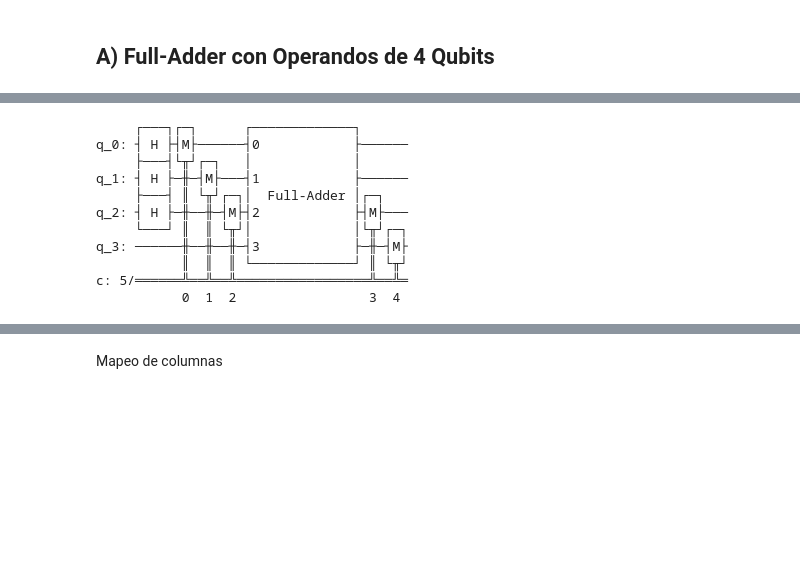
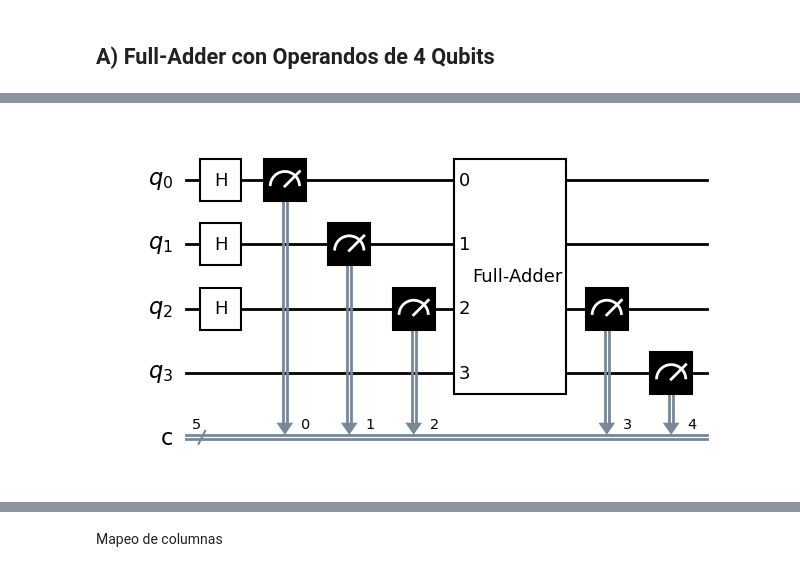
Before and after one commit to iroumec/Quantum-Computing, a Jupyter notebook: segunda_entrega.ipynb, the cells around one changed output, grey strips where cells are left out. Cells and saved outputs as stored; diff of their text form; code cells hidden in the pictures; blank space fills up the shorter version.

```diff
--- a/segunda_entrega.ipynb
+++ b/segunda_entrega.ipynb
@@ -94,41 +76,31 @@ plot_histogram(counts)
 # %%
 # --- 2. Creación del Circuito de Prueba (8 Combinaciones) ---
 # c[0]: Entrada A (q0)
 # c[1]: Entrada B (q1)
 # c[2]: Entrada Cin (q2)
 # c[3]: Salida S (q2)
 # c[4]: Salia Cout (q3)
 full_adder_measured = QuantumCircuit(4, 5)
 
 # Entradas en superposición.
 full_adder_measured.h([0, 1, 2])
 
 # Medición de las entradas (A, B y Cin) en bit 0, 1 y 2, respectivamente.
 full_adder_measured.measure(0, 0)
 full_adder_measured.measure(1, 1)
 full_adder_measured.measure(2, 2)
 
 # Aplicación de la compuerta Full-Adder.
 full_adder_measured.append(full_adder, [0, 1, 2, 3])
 
 # Medición de las salidas (S y Cout) en bits 3 y 4, respectivamente.
 full_adder_measured.measure(2, 3)
 full_adder_measured.measure(3, 4)
 
 # Comprobación gráfica del circuito
-full_adder_measured.draw()
+full_adder_measured.draw(output='mpl', style='bw')
 # %% [output]
-     ┌───┐┌─┐      ┌─────────────┐
-q_0: ┤ H ├┤M├──────┤0            ├──────
-     ├───┤└╥┘┌─┐   │             │
-q_1: ┤ H ├─╫─┤M├───┤1            ├──────
-     ├───┤ ║ └╥┘┌─┐│  Full-Adder │┌─┐
-q_2: ┤ H ├─╫──╫─┤M├┤2            ├┤M├───
-     └───┘ ║  ║ └╥┘│             │└╥┘┌─┐
-q_3: ──────╫──╫──╫─┤3            ├─╫─┤M├
-           ║  ║  ║ └─────────────┘ ║ └╥┘
-c: 5/══════╩══╩══╩═════════════════╩══╩═
-           0  1  2                 3  4
+[figure, added]
 # %%
 # --- 3. Ejecución y Resultados ---
 simulator = AerSimulator()
```
Also changed, not shown: parts of 56 cells of this notebook, 4 other files.
